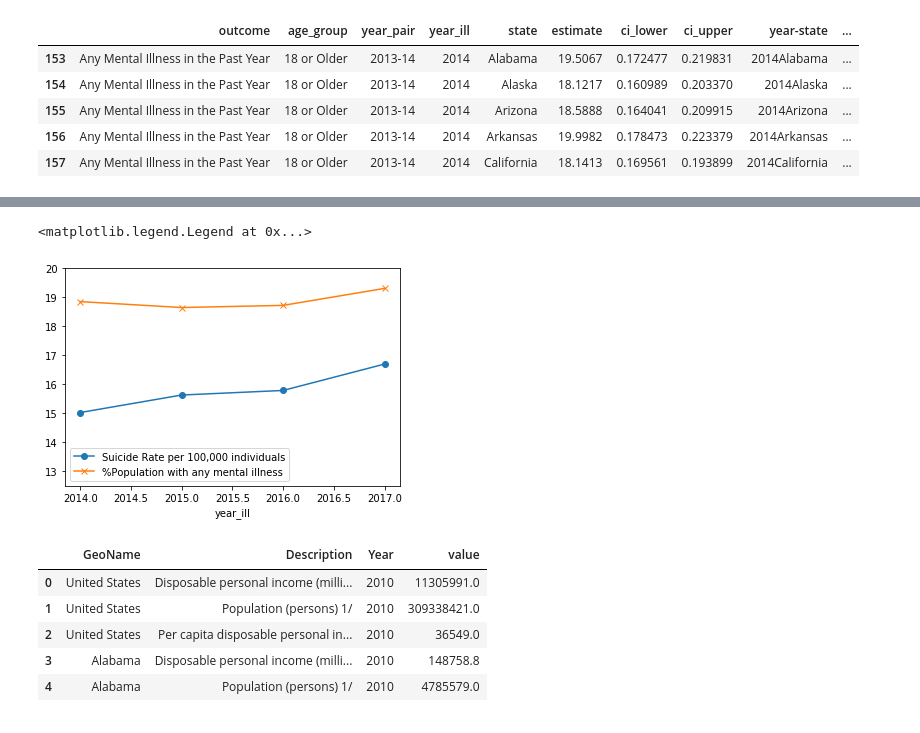
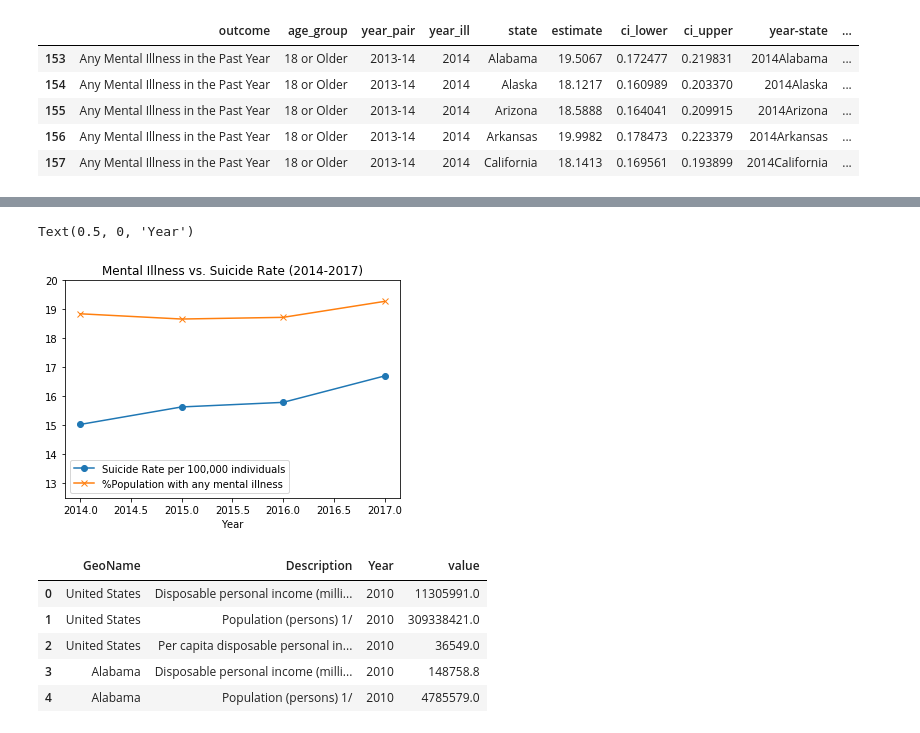
Before and after one commit to brian-e-haley/Mental_health_US, a Jupyter notebook: Bin/MentalHealth_Suicide_Income_Mukta.ipynb, the cells around one changed output, grey strips where cells are left out. Drawn from its saved outputs; the diff is of its cells as text; code cells hidden in the pictures.

```diff
--- a/Bin/MentalHealth_Suicide_Income_Mukta.ipynb
+++ b/Bin/MentalHealth_Suicide_Income_Mukta.ipynb
@@ -85,17 +125,25 @@ plt.show()
 # %%
 #for line chart
 
 plt.subplot
 
 df_ill_sui_grpby=df_ill_sui_201417.groupby(['year_ill'])
 sui_rate=df_ill_sui_grpby['RATE'].mean()
 ill_rate=df_ill_sui_grpby['estimate'].mean()
 
-line_chart=sui_rate.plot(kind='line',marker='o',label='Suicide Rate per 100,000 individuals')
-line_chart=ill_rate.plot(kind='line',marker='x',label='%Population with any mental illness')
+line_chart=sui_rate.plot(kind='line',
+                         marker='o',
+                         label='Suicide Rate per 100,000 individuals',
+                         title='Mental Illness vs. Suicide Rate (2014-2017)')
+
+line_chart=ill_rate.plot(kind='line',
+                         marker='x',
+                         label='%Population with any mental illness')
 
 line_chart.set_ylim(12.5,20)
 line_chart.legend()
+
+plt.xlabel('Year')
 # %% [output]
-<matplotlib.legend.Legend at 0x...>
+Text(0.5, 0, 'Year')
-[figure, old version]
+[figure, new version]
```
Also changed, not shown: parts of 11 cells of this notebook, 3 other files.
